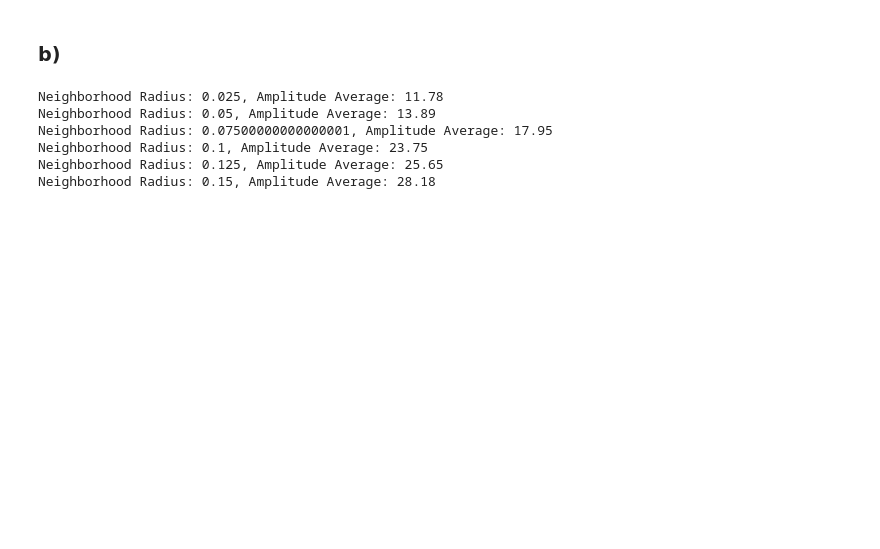
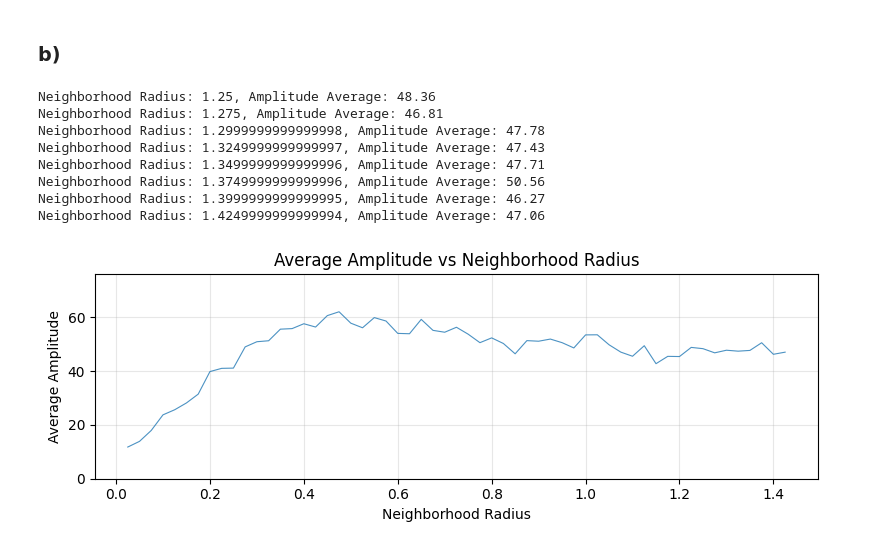
Before and after one commit to MasHBRS/Collective-Robotics-Assignments, a Jupyter notebook: Assignment 1/Task2.ipynb, the cells around one changed output. Drawn from its saved outputs; the diff is of its cells as text; code cells hidden in the pictures; blank space fills up the shorter version.

```diff
--- a/Assignment 1/Task2.ipynb
+++ b/Assignment 1/Task2.ipynb
@@ -219,7 +221,7 @@ plot_flashing_swarms(number_of_flashing_swarms, title='Neighborhood Radius: 1.49
 # %% [markdown]
 ### b)
 # %%
-neighbouring_radiuses=np.arange(0.025,1.425,0.025)
+neighbouring_radiuses=np.arange(1.25,1.425,0.025)
 #neighbouring_radiuses=np.arange(0.025,1.425,0.46)
 apmplitudes_averages=[]
 number_of_simulations=50
@@ -236,11 +238,16 @@ with open(amplitude_file, "a") as f:
         f.flush()
         print(f"Neighborhood Radius: {r}, Amplitude Average: {amplitude_sum/number_of_simulations}")
 # %% [output]
-Neighborhood Radius: 0.025, Amplitude Average: 11.78
-Neighborhood Radius: 0.05, Amplitude Average: 13.89
-Neighborhood Radius: 0.07500000000000001, Amplitude Average: 17.95
-Neighborhood Radius: 0.1, Amplitude Average: 23.75
-Neighborhood Radius: 0.125, Amplitude Average: 25.65
-Neighborhood Radius: 0.15, Amplitude Average: 28.18
+Neighborhood Radius: 1.25, Amplitude Average: 48.36
+Neighborhood Radius: 1.275, Amplitude Average: 46.81
+Neighborhood Radius: 1.2999999999999998, Amplitude Average: 47.78
+Neighborhood Radius: 1.3249999999999997, Amplitude Average: 47.43
+Neighborhood Radius: 1.3499999999999996, Amplitude Average: 47.71
+Neighborhood Radius: 1.3749999999999996, Amplitude Average: 50.56
+Neighborhood Radius: 1.3999999999999995, Amplitude Average: 46.27
+Neighborhood Radius: 1.4249999999999994, Amplitude Average: 47.06
 # %%
+amplitude_file='amplitudes.txt'
 plot_average_amplitude(amplitude_file,title='Average Amplitude vs Neighborhood Radius',xlabel='Neighborhood Radius',ylabel='Average Amplitude')
+# %% [output]
+[figure, added]
```
Also changed, not shown: parts of 3 cells of this notebook, 1 other file.
